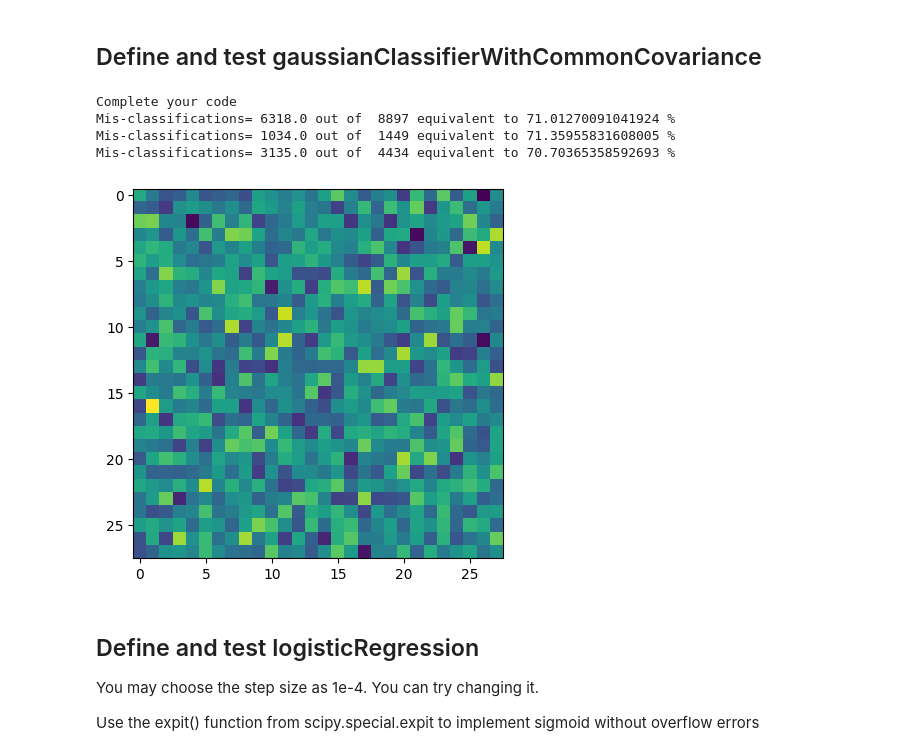
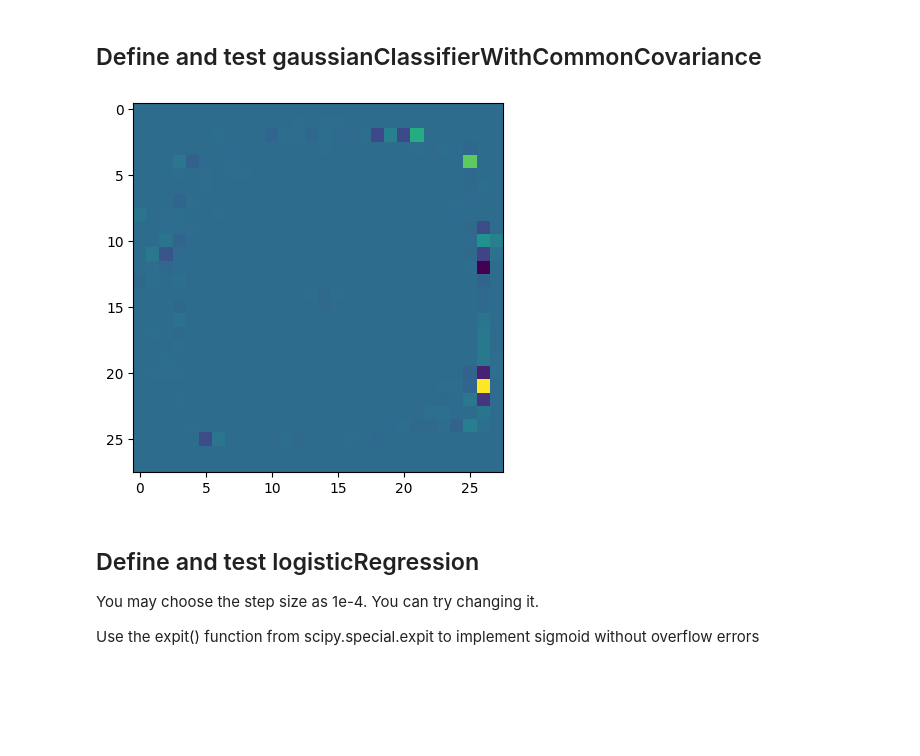
Before and after one commit to aezouhri/Machine_Learning, a Jupyter notebook: Project/Project.ipynb, the cells around one changed output. Cells and saved outputs as stored; diff of their text form; code cells hidden in the pictures; blank space fills up the shorter version.

```diff
--- a/Project/Project.ipynb
+++ b/Project/Project.ipynb
@@ -55,12 +50,32 @@ def testLinearClassifier(a,X,y):
+# %%
+def testLinearClassifier(a, X, y):
+    # Add a bias term to the feature vectors
+    X_bias = np.hstack((X, np.ones((X.shape[0], 1))))
+
+    # Compute the predictions
+    predictions = np.dot(X_bias, a)
+    predicted_labels = (predictions > 0).astype(int)
+
+    # Count the misclassifications
+    misclassifications = np.sum(predicted_labels != y)
+
+    return misclassifications
 # %% [markdown]
 ## Define and test gaussianClassifierWithIdentityCovariance
 # %%
 #------TRAINING CODE --------------
 
-def gaussianClassifierWithIdentityCovariance(Xtrain,ytrain):
+def gaussianClassifierWithIdentityCovariance(Xtrain, ytrain):
+    # Split the dataset into two classes
+    X1 = Xtrain[ytrain == 0]
+    X2 = Xtrain[ytrain == 1]
 
-    a = 0.01*np.random.randn(Nfeatures+1,1)
-    print("Complete your code")
+    # Compute the means
+    mu1 = np.mean(X1, axis=0)
+    mu2 = np.mean(X2, axis=0)
+
+    # Compute the weights
+    a = np.hstack(((mu1 - mu2), 0))  # Append 0 for bias term
 
     return a
     #YOUR CODE HERE
@@ -84,28 +95,36 @@ Mis-classifications= 2690.0 out of  4434 equivalent to 60.66756878664862 %
 # %%
 #------TRAINING CODE --------------
 
-def gaussianClassifierWithCommonCovariance(Xtrain,ytrain):
+def gaussianClassifierWithCommonCovariance(Xtrain, ytrain):
+    # Split the dataset into two classes
+    X1 = Xtrain[ytrain == 0]
+    X2 = Xtrain[ytrain == 1]
 
-    a = 0.01*np.random.randn(Nfeatures+1,1)
-    print("Complete your code")
+    # Compute the means
+    mu1 = np.mean(X1, axis=0)
+    mu2 = np.mean(X2, axis=0)
+
+    # Compute the common covariance matrix
+    Sigma = np.cov(Xtrain.T)
+
+    # Use pseudoinverse in place of regular inverse
+    a = np.dot(np.linalg.pinv(Sigma), mu1 - mu2)
+    a = np.hstack((a, 0))  # Append 0 for bias term
 
     return a
+
     #YOUR CODE HERE
 
 
 #------SIMPLE TESTING ON THE TRAINING DATA ITSELF --------------
 a = gaussianClassifierWithCommonCovariance(X_train,y_train)
 plt.imshow(np.reshape(a[0:784],(28,28)))
 
 train = testLinearClassifier(a,X_train,y_train)
 val = testLinearClassifier(a,X_val,y_val)
 test = testLinearClassifier(a,X_test,y_test)
 # %% [output]
-Complete your code
-Mis-classifications= 6318.0 out of  8897 equivalent to 71.01270091041924 %
-Mis-classifications= 1034.0 out of  1449 equivalent to 71.35955831608005 %
-Mis-classifications= 3135.0 out of  4434 equivalent to 70.70365358592693 %
-[figure, old version]
+[figure, new version]
 # %% [markdown]
 ## Define and test logisticRegression
 
```
Also changed, not shown: parts of 6 cells of this notebook, 1 other file.
